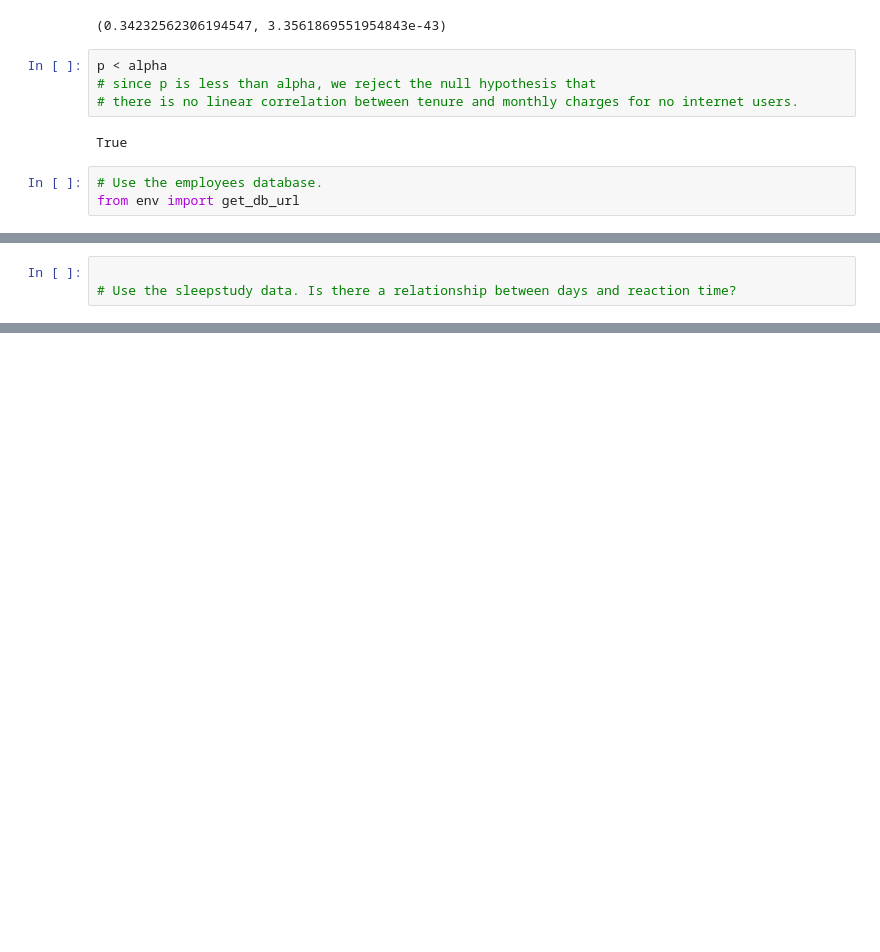
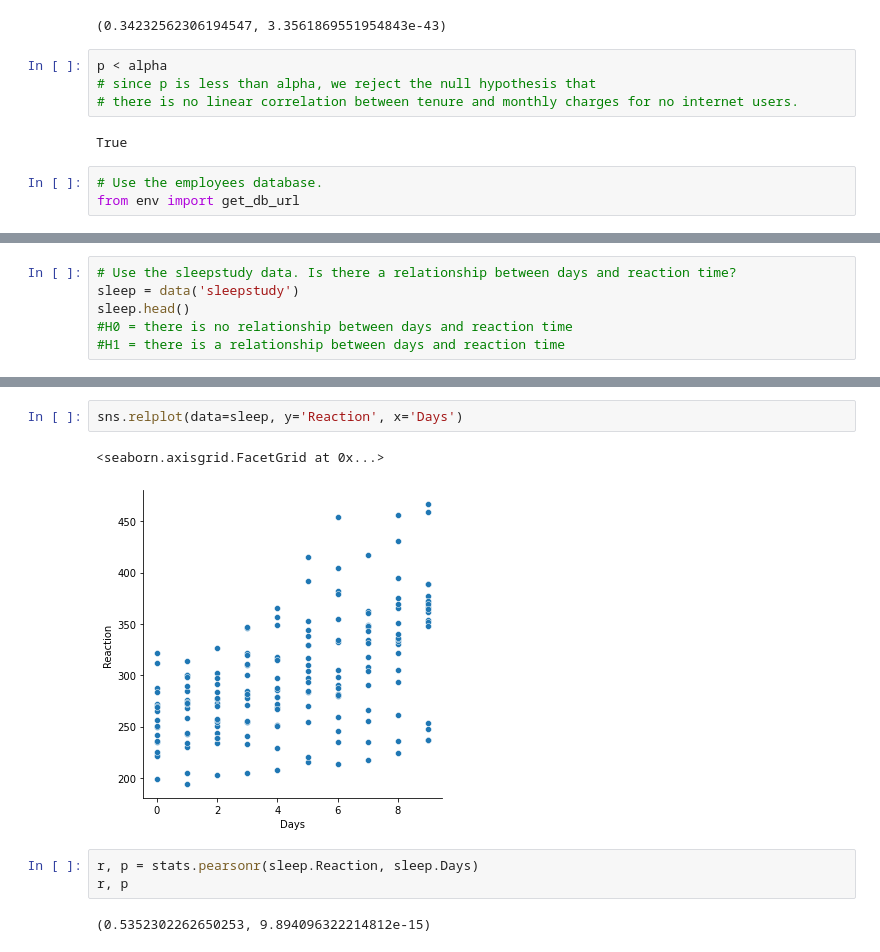
Before and after one commit to javahava1222/statistics-exercises, a Jupyter notebook: hypothesis_testing.ipynb, the cells around one changed output, grey strips where cells are left out. Cells and saved outputs as stored; diff of their text form; blank space fills up the shorter version.

```diff
--- a/hypothesis_testing.ipynb
+++ b/hypothesis_testing.ipynb
@@ -493,3 +538,6 @@ r, p
 # %%
-
 # Use the sleepstudy data. Is there a relationship between days and reaction time?
+sleep = data('sleepstudy')
+sleep.head()
+#H0 = there is no relationship between days and reaction time
+#H1 = there is a relationship between days and reaction time
@@ -495,0 +551,10 @@ r, p
+# %%
+sns.relplot(data=sleep, y='Reaction', x='Days')
+# %% [output]
+<seaborn.axisgrid.FacetGrid at 0x...>
+[figure, added]
+# %%
+r, p = stats.pearsonr(sleep.Reaction, sleep.Days)
+r, p
+# %% [output]
+(0.5352302262650253, 9.894096322214812e-15)
```
Also changed, not shown: parts of 16 cells of this notebook.
